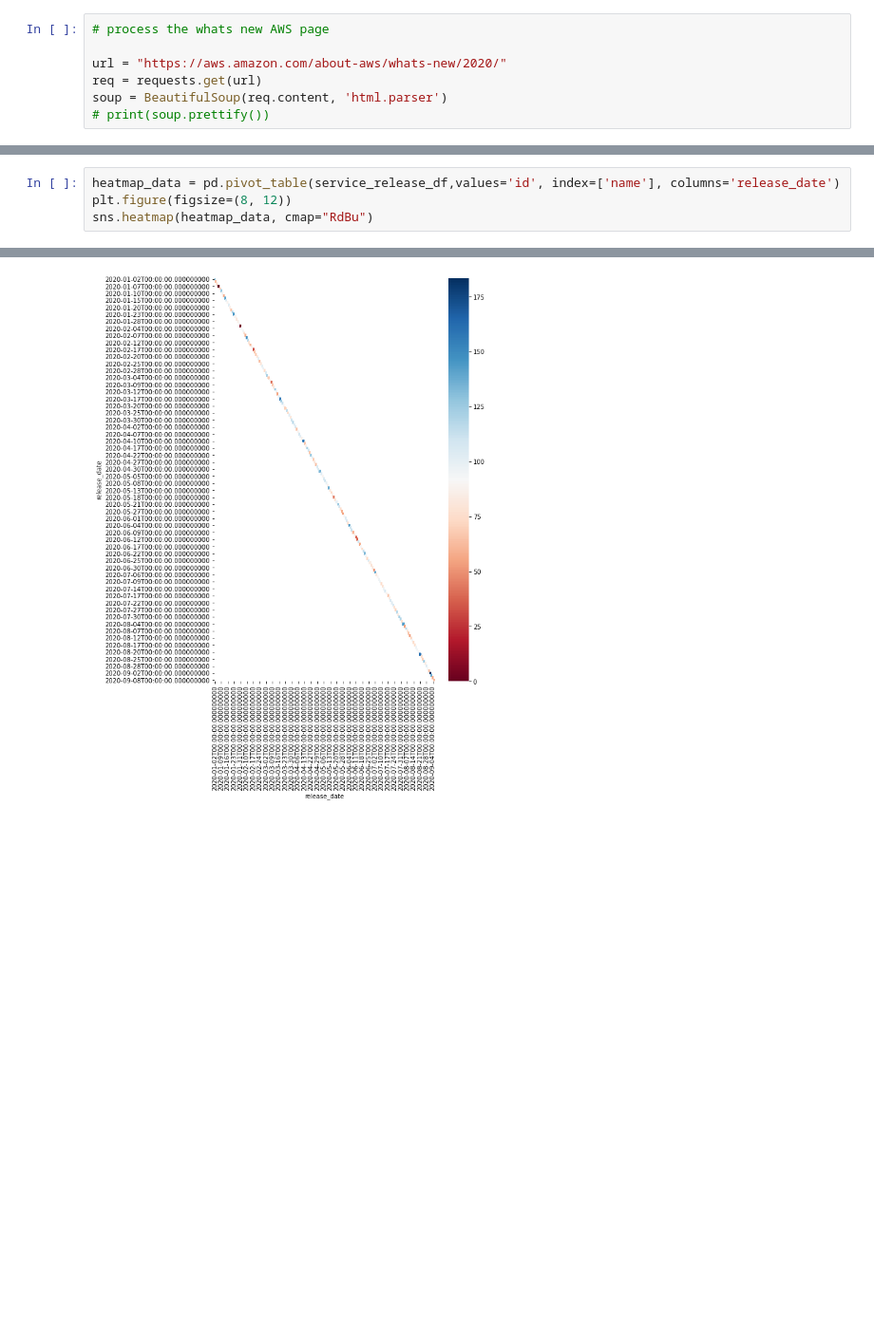
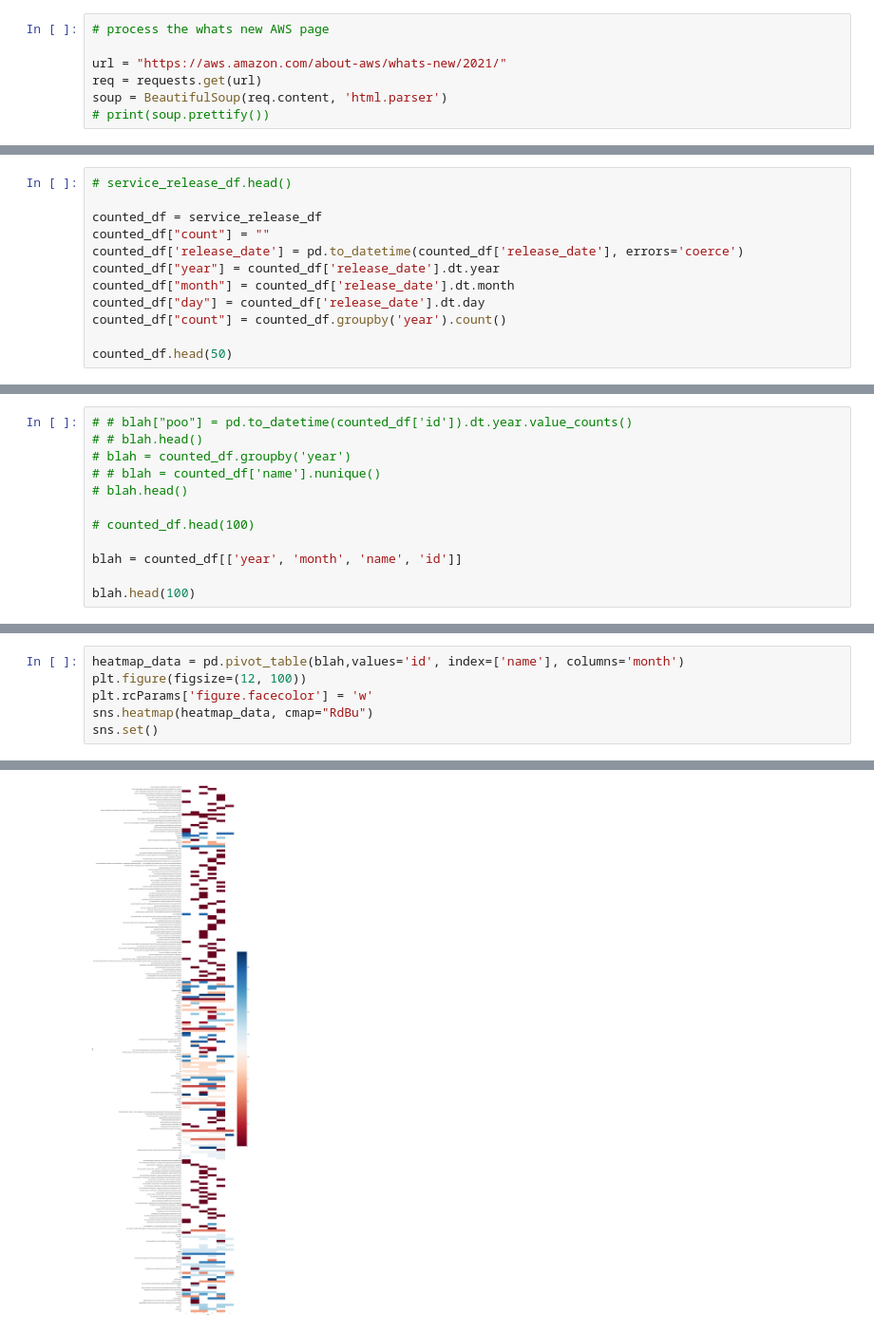
Before and after one commit to dariusjs/aws_services_over_time, a Jupyter notebook: track-aws-service-releases.ipynb, the cells around one changed output, grey strips where cells are left out. Shown at 95% size. Drawn from its saved outputs; the diff is of its cells as text; blank space fills up the shorter version.

```diff
--- a/track-aws-service-releases.ipynb
+++ b/track-aws-service-releases.ipynb
@@ -139,7 +139,7 @@ print(aws_services)
 # %%
 # process the whats new AWS page
 
-url = "https://aws.amazon.com/about-aws/whats-new/2020/"
+url = "https://aws.amazon.com/about-aws/whats-new/2021/"
 req = requests.get(url)
 soup = BeautifulSoup(req.content, 'html.parser')
 # print(soup.prettify())
@@ -210,0 +211,12 @@ service_release_df.head(25)
+# %%
+# service_release_df.head()
+
+counted_df = service_release_df
+counted_df["count"] = ""
+counted_df['release_date'] = pd.to_datetime(counted_df['release_date'], errors='coerce')
+counted_df["year"] = counted_df['release_date'].dt.year
+counted_df["month"] = counted_df['release_date'].dt.month
+counted_df["day"] = counted_df['release_date'].dt.day
+counted_df["count"] = counted_df.groupby('year').count()
+
+counted_df.head(50)
@@ -210,0 +241,12 @@ service_release_df.head(25)
+# %%
+# # blah["poo"] = pd.to_datetime(counted_df['id']).dt.year.value_counts()
+# # blah.head()
+# blah = counted_df.groupby('year')
+# # blah = counted_df['name'].nunique()
+# blah.head()
+
+# counted_df.head(100)
+
+blah = counted_df[['year', 'month', 'name', 'id']]
+
+blah.head(100)
@@ -254,5 +310,7 @@ service.plot(style='.')
 # %%
-heatmap_data = pd.pivot_table(service_release_df,values='id', index=['name'], columns='release_date')
-plt.figure(figsize=(8, 12))
+heatmap_data = pd.pivot_table(blah,values='id', index=['name'], columns='month')
+plt.figure(figsize=(12, 100))
+plt.rcParams['figure.facecolor'] = 'w'
 sns.heatmap(heatmap_data, cmap="RdBu")
+sns.set()
 # %% [output]
@@ -260 +317 @@ sns.heatmap(heatmap_data, cmap="RdBu")
-[figure, old version]
+[figure, new version]
```
Also changed, not shown: parts of 9 cells of this notebook.
